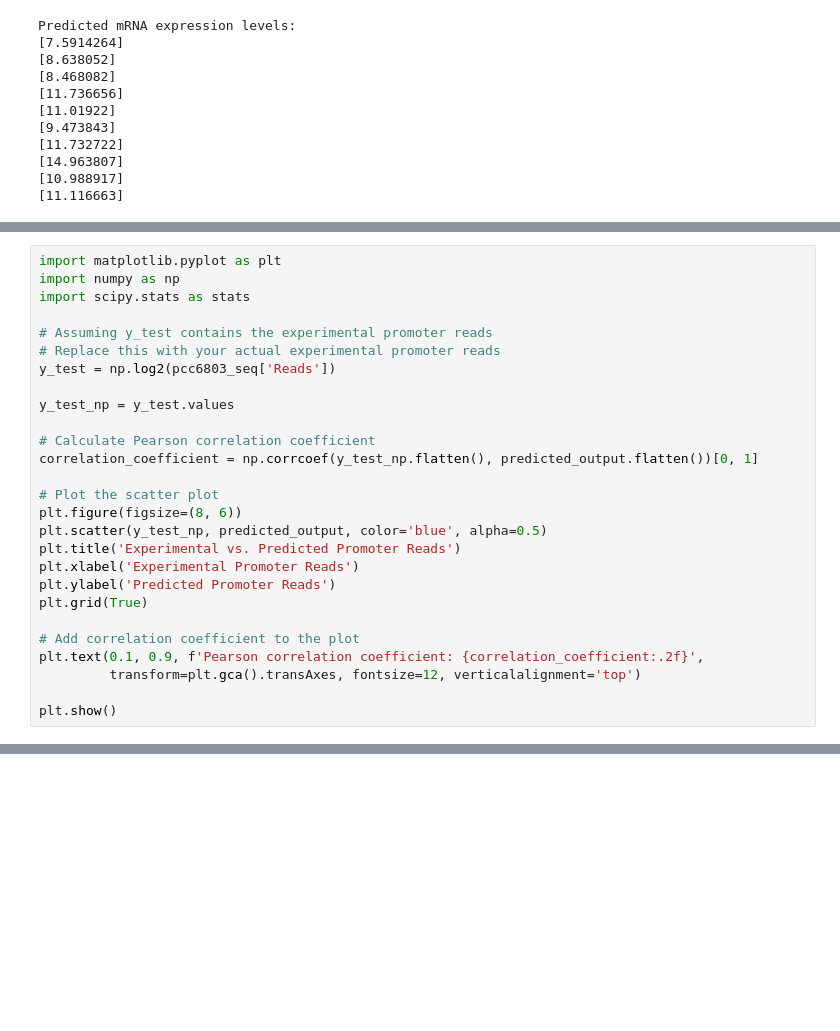
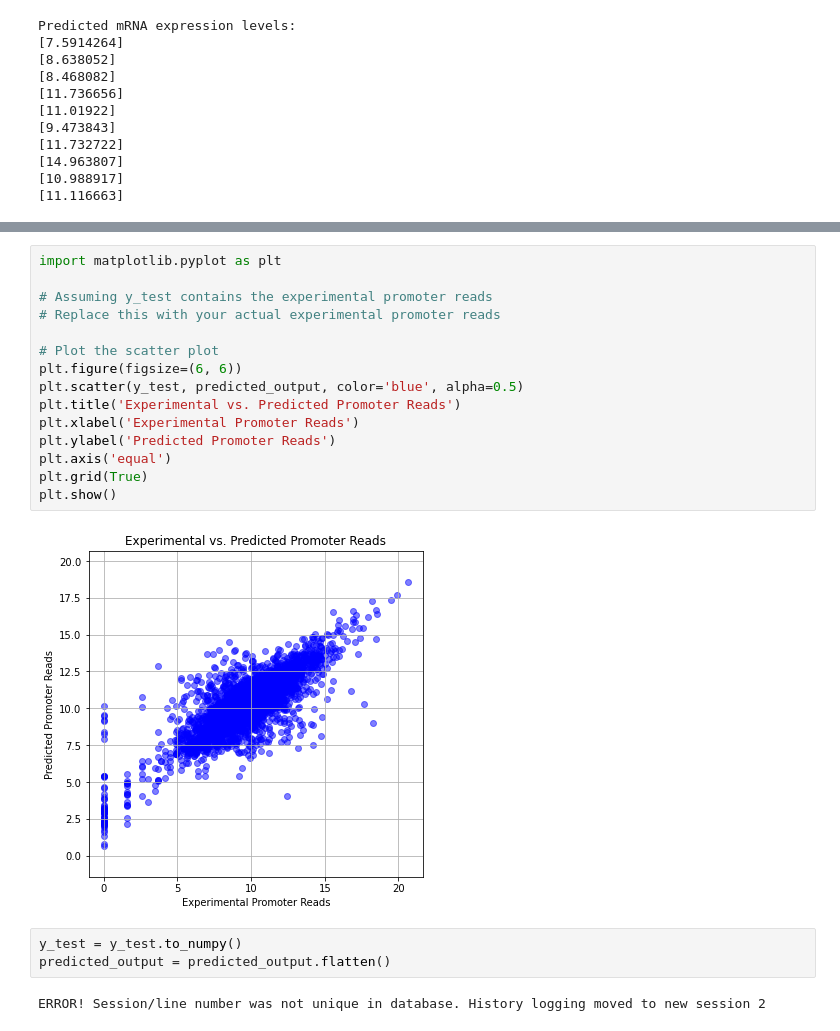
Before and after one commit to foryourjoy/bio-ai-capstone, a Jupyter notebook: CNNtest_correlation.ipynb, the cells around one changed output, grey strips where cells are left out. Saved outputs shown, nothing was run; the diff lists cells and outputs as text; blank space fills up the shorter version.

```diff
--- a/CNNtest_correlation.ipynb
+++ b/CNNtest_correlation.ipynb
@@ -89,27 +87,0 @@ plt.show()
-# %%
-import matplotlib.pyplot as plt
-import numpy as np
-import scipy.stats as stats
-
-# Assuming y_test contains the experimental promoter reads
-# Replace this with your actual experimental promoter reads
-y_test = np.log2(pcc6803_seq['Reads'])
-
-y_test_np = y_test.values
-
-# Calculate Pearson correlation coefficient
-correlation_coefficient = np.corrcoef(y_test_np.flatten(), predicted_output.flatten())[0, 1]
-
-# Plot the scatter plot
-plt.figure(figsize=(8, 6))
-plt.scatter(y_test_np, predicted_output, color='blue', alpha=0.5)
-plt.title('Experimental vs. Predicted Promoter Reads')
-plt.xlabel('Experimental Promoter Reads')
-plt.ylabel('Predicted Promoter Reads')
-plt.grid(True)
-
-# Add correlation coefficient to the plot
-plt.text(0.1, 0.9, f'Pearson correlation coefficient: {correlation_coefficient:.2f}',
-         transform=plt.gca().transAxes, fontsize=12, verticalalignment='top')
-
-plt.show()
@@ -156,0 +88,22 @@ ModuleNotFoundError: No module named 'tensorflow_core.estimator'
+# %%
+import matplotlib.pyplot as plt
+
+# Assuming y_test contains the experimental promoter reads
+# Replace this with your actual experimental promoter reads
+
+# Plot the scatter plot
+plt.figure(figsize=(6, 6))
+plt.scatter(y_test, predicted_output, color='blue', alpha=0.5)
+plt.title('Experimental vs. Predicted Promoter Reads')
+plt.xlabel('Experimental Promoter Reads')
+plt.ylabel('Predicted Promoter Reads')
+plt.axis('equal')
+plt.grid(True)
+plt.show()
+# %% [output]
+[figure, added]
+# %%
+y_test = y_test.to_numpy()
+predicted_output = predicted_output.flatten()
+# %% [output]
+ERROR! Session/line number was not unique in database. History logging moved to new session 2
```
Also changed, not shown: parts of 8 cells of this notebook, 1 other file.
